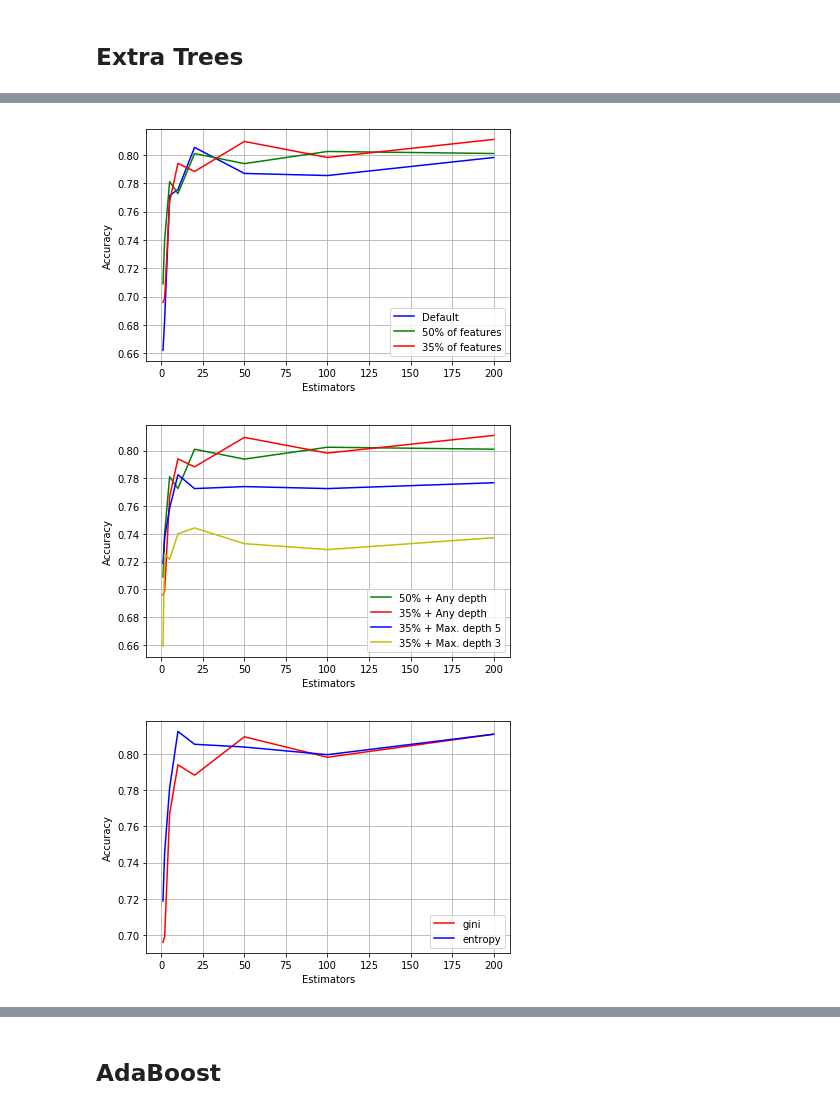
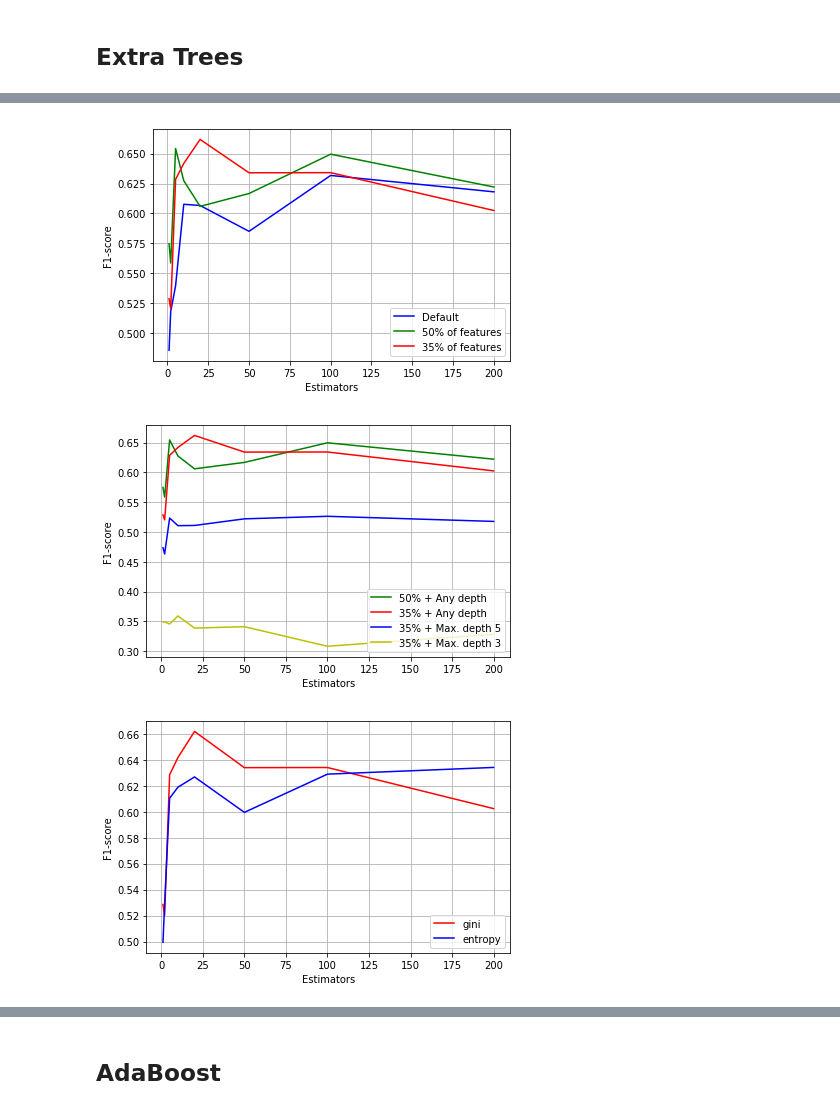
Before and after one commit to FerranAgulloLopez/DataMiningHousePrices, a Jupyter notebook: scripts/Meta_Learning_Final.ipynb, the cells around one changed output, grey strips where cells are left out. Cells and saved outputs as stored; diff of their text form; code cells hidden in the pictures.

```diff
--- a/scripts/Meta_Learning_Final.ipynb
+++ b/scripts/Meta_Learning_Final.ipynb
@@ -247,26 +309,26 @@ plt.show()
 # %%
-plt.plot([1,2,5,10,20,50,100,200],lb2,'r',label='35% + Any depth')
+plt.plot([1,2,5,10,20,50,100,200],lb3,'b',label='50% + Any depth')
 
 lb=[]
 for nest in [1,2,5,10,20,50,100,200]:
     scores = cv.cross_val_score(Ens.RandomForestClassifier(n_estimators=nest,
-                                                           max_features=0.35,
+                                                           max_features=0.50,
                                                            max_depth=3),
-                                X_train, y_train, cv=kfold, scoring='accuracy')
+                                X_train, y_train, cv=kfold, scoring='f1_macro')
     lb.append(scores.mean())
 
-lb3=[]
+lb2=[]
 for nest in [1,2,5,10,20,50,100,200]:
     scores = cv.cross_val_score(Ens.RandomForestClassifier(n_estimators=nest,
-                                                           max_features=0.35,
+                                                           max_features=0.50,
                                                            max_depth=5),
-                                X_train, y_train, cv=kfold, scoring='accuracy')
-    lb3.append(scores.mean())
+                                X_train, y_train, cv=kfold, scoring='f1_macro')
+    lb2.append(scores.mean())
 
-plt.plot([1,2,5,10,20,50,100,200],lb3,'g',label='35% + Max. depth 5')
-plt.plot([1,2,5,10,20,50,100,200],lb,'y',label='35% + Max. depth 3')
+plt.plot([1,2,5,10,20,50,100,200],lb2,'r',label='50% + Max. depth 5')
+plt.plot([1,2,5,10,20,50,100,200],lb,'g',label='50% + Max. depth 3')
 plt.xlabel('Estimators')
-plt.ylabel('Accuracy')
+plt.ylabel('F1-score')
 plt.legend(loc='lower right')
 plt.grid()
 plt.tight_layout()
@@ -279,14 +341,14 @@ lb=[]
 for nest in [1,2,5,10,20,50,100,200]:
     scores = cv.cross_val_score(Ens.RandomForestClassifier(n_estimators=nest,
                                                            criterion='entropy',
-                                                           max_features=0.35),
-                                X_train, y_train, cv=kfold, scoring='accuracy')
+                                                           max_features=0.5),
+                                X_train, y_train, cv=kfold, scoring='f1_macro')
     lb.append(scores.mean())
 
-plt.plot([1,2,5,10,20,50,100,200],lb2,'b',label='gini')
+plt.plot([1,2,5,10,20,50,100,200],lb3,'b',label='gini')
 plt.plot([1,2,5,10,20,50,100,200],lb,'r',label='entropy')
 plt.xlabel('Estimators')
-plt.ylabel('Accuracy')
+plt.ylabel('F1-score')
 plt.legend(loc='lower right')
 plt.grid()
 plt.tight_layout()
@@ -297,7 +359,7 @@ plt.show()
 # %%
 bestrf = Ens.RandomForestClassifier(n_estimators=[1,2,5,10,20,50,100,200][np.argmax(lb)],
                                     criterion='entropy',
-                                    max_features=0.35)
+                                    max_features=0.5)
 # %%
 train_sizes, train_scores, test_scores =\
                 cv.learning_curve(bestrf,
@@ -375,7 +438,7 @@ l=[]
 for threshold in thresholds:
     model = feat.SelectFromModel(rfc, prefit=True, threshold=threshold)
     X_new = model.transform(X)
-    acc = np.mean(cv.cross_val_score(rfc, X=X_new, y=Y, cv=kfold, scoring='accuracy'))
+    acc = np.mean(cv.cross_val_score(rfc, X=X_new, y=Y, cv=kfold, scoring='f1_macro'))
     l.append(acc)
 
 plt.scatter(thresholds,l)
@@ -434,36 +558,36 @@ weighted avg       0.82      0.83      0.82       302
 # %%
 lb=[]
 for nest in [1,2,5,10,20,50,100,200]:
     scores = cv.cross_val_score(Ens.ExtraTreesClassifier(n_estimators=nest),
-                                X_train, y_train, cv=kfold, scoring='accuracy')
+                                X_train, y_train, cv=kfold, scoring='f1_macro')
     lb.append(scores.mean())
 
 lb2=[]
 for nest in [1,2,5,10,20,50,100,200]:
     scores = cv.cross_val_score(Ens.ExtraTreesClassifier(n_estimators=nest,
                                                          max_features=0.35),
-                                X_train, y_train, cv=kfold, scoring='accuracy')
+                                X_train, y_train, cv=kfold, scoring='f1_macro')
     lb2.append(scores.mean())
 
 lb3=[]
 for nest in [1,2,5,10,20,50,100,200]:
     scores = cv.cross_val_score(Ens.ExtraTreesClassifier(n_estimators=nest,
                                                            max_features=0.5),
-                                X_train, y_train, cv=kfold, scoring='accuracy')
+                                X_train, y_train, cv=kfold, scoring='f1_macro')
     lb3.append(scores.mean())
 
 plt.plot([1,2,5,10,20,50,100,200],lb,'b',label='Default')
 plt.plot([1,2,5,10,20,50,100,200],lb3,'g',label='50% of features')
 plt.plot([1,2,5,10,20,50,100,200],lb2,'r',label='35% of features')
 plt.xlabel('Estimators')
-plt.ylabel('Accuracy')
+plt.ylabel('F1-score')
 plt.legend(loc='lower right')
 plt.grid()
 plt.tight_layout()
 
 plt.show()
 # %% [output]
-[figure, old version]
+[figure, new version]
 # %%
 plt.plot([1,2,5,10,20,50,100,200],lb3,'g',label='50% + Any depth')
 plt.plot([1,2,5,10,20,50,100,200],lb2,'r',label='35% + Any depth')
@@ -473,7 +597,7 @@ for nest in [1,2,5,10,20,50,100,200]:
     scores = cv.cross_val_score(Ens.ExtraTreesClassifier(n_estimators=nest,
                                                          max_depth=3,
                                                          max_features=0.35),
-                                X_train, y_train, cv=kfold, scoring='accuracy')
+                                X_train, y_train, cv=kfold, scoring='f1_macro')
     lb.append(scores.mean())
 
 lb4=[]
@@ -481,21 +605,21 @@ for nest in [1,2,5,10,20,50,100,200]:
     scores = cv.cross_val_score(Ens.ExtraTreesClassifier(n_estimators=nest,
                                                          max_depth=5,
                                                          max_features=0.35),
-                                X_train, y_train, cv=kfold, scoring='accuracy')
+                                X_train, y_train, cv=kfold, scoring='f1_macro')
     lb4.append(scores.mean())
 
 
 plt.plot([1,2,5,10,20,50,100,200],lb4,'b',label='35% + Max. depth 5')
 plt.plot([1,2,5,10,20,50,100,200],lb,'y',label='35% + Max. depth 3')
 plt.xlabel('Estimators')
-plt.ylabel('Accuracy')
+plt.ylabel('F1-score')
 plt.legend(loc='lower right')
 plt.grid()
 plt.tight_layout()
 
 plt.show()
 # %% [output]
-[figure, old version]
+[figure, new version]
 # %%
 plt.plot([1,2,5,10,20,50,100,200],lb2,'r',label='gini')
 lb5=[]
@@ -503,17 +627,17 @@ for nest in [1,2,5,10,20,50,100,200]:
     scores = cv.cross_val_score(Ens.ExtraTreesClassifier(n_estimators=nest,
                                                            criterion='entropy',
                                                            max_features=0.35),
-                                X_train, y_train, cv=kfold, scoring='accuracy')
+                                X_train, y_train, cv=kfold, scoring='f1_macro')
     lb5.append(scores.mean())
 
 plt.plot([1,2,5,10,20,50,100,200],lb5,'b',label='entropy')
 plt.xlabel('Estimators')
-plt.ylabel('Accuracy')
+plt.ylabel('F1-score')
 plt.legend(loc='lower right')
 plt.grid()
 plt.tight_layout()
 
 plt.show()
 # %% [output]
-[figure, old version]
+[figure, new version]
 # %%
```
Also changed, not shown: parts of 68 cells of this notebook, 1 other file.
